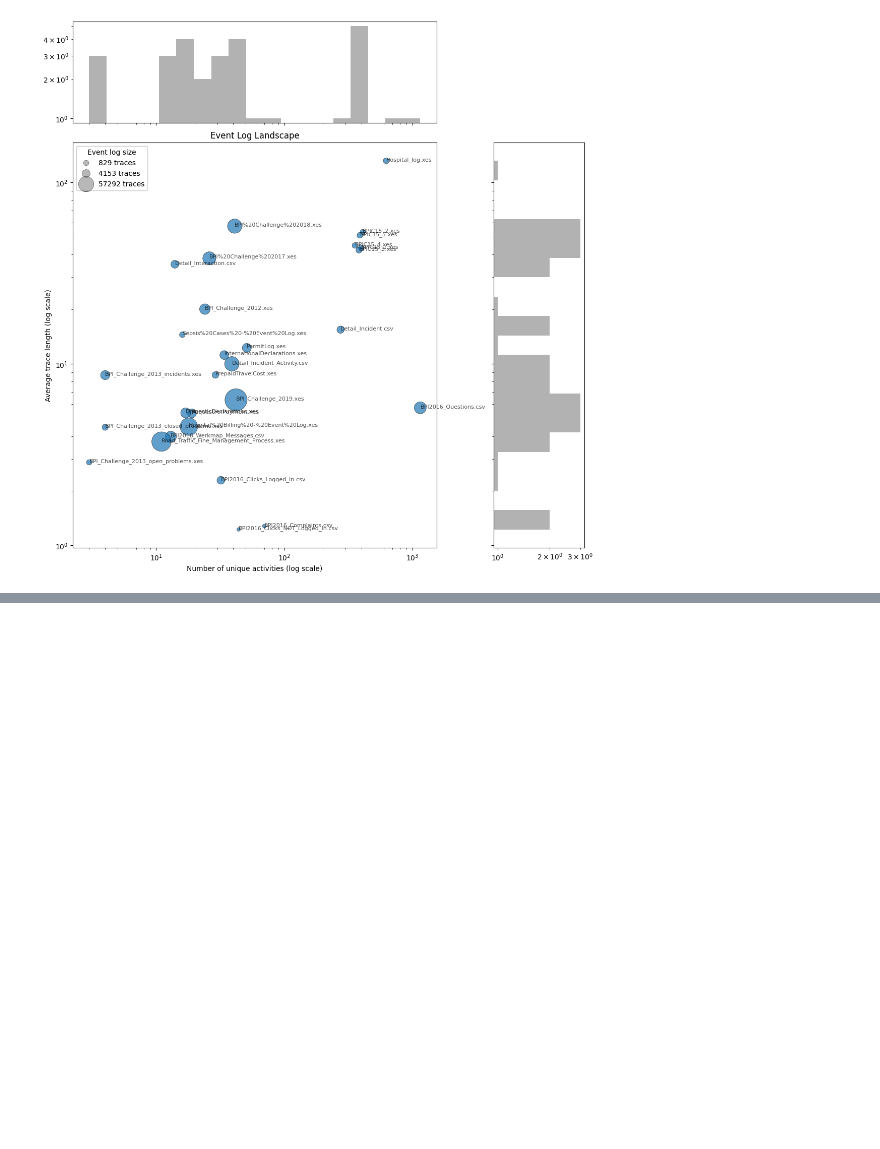
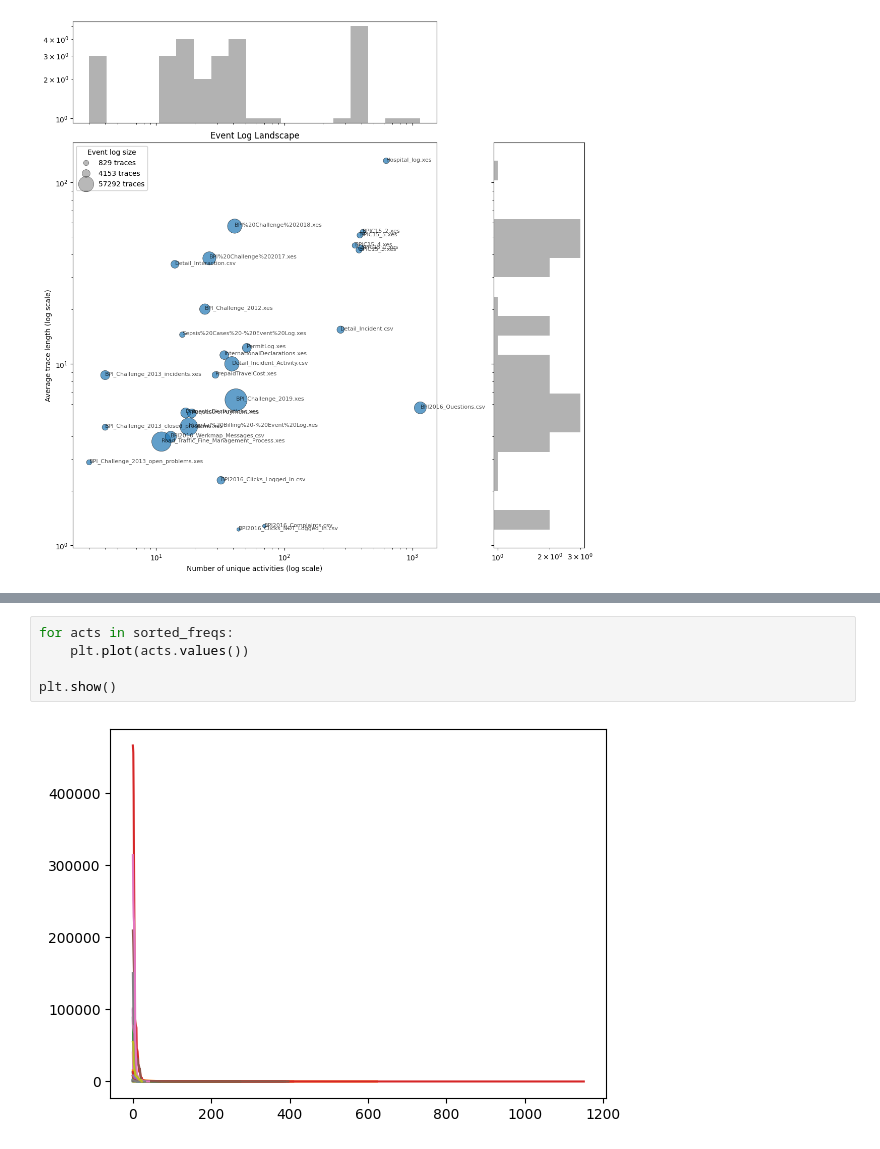
Before and after one commit to RostigerDagmer/pm_ws25, a Jupyter notebook: experiments/dataset/survey/log_consistency.ipynb, the cells around one changed output, grey strips where cells are left out. Drawn from its saved outputs; the diff is of its cells as text; blank space fills up the shorter version.

```diff
--- a/experiments/dataset/survey/log_consistency.ipynb
+++ b/experiments/dataset/survey/log_consistency.ipynb
@@ -188,0 +229,7 @@ scatter_hist_datasets(summaries, True, 2.0)
+# %%
+for acts in sorted_freqs:
+    plt.plot(acts.values())
+
+plt.show()
+# %% [output]
+[figure, added]
```
Also changed, not shown: parts of 8 cells of this notebook, 12 other files.
